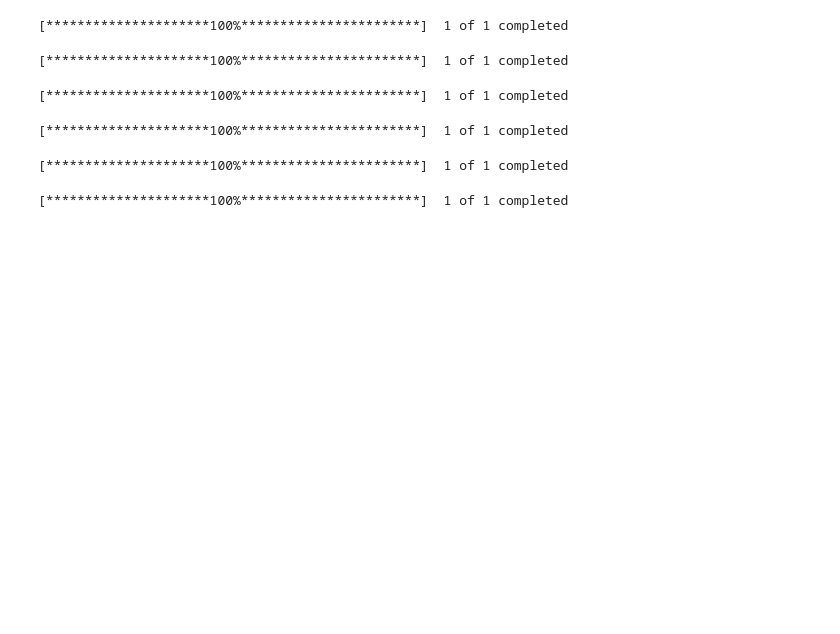
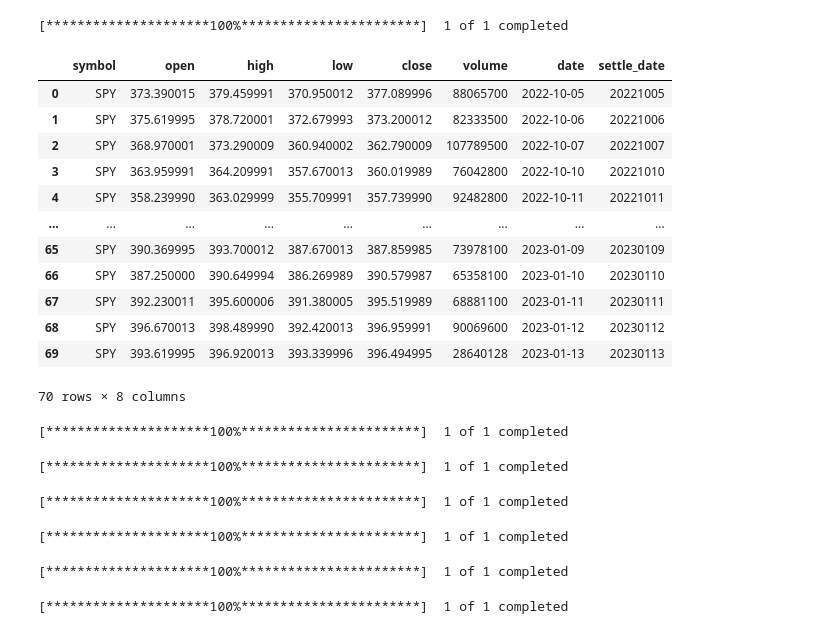
Before and after one commit to bgithub1/barchartacs, a Jupyter notebook: barchartacs/yahoofinance.ipynb, the cells around one changed output. Drawn from its saved outputs; the diff is of its cells as text; code cells hidden in the pictures; blank space fills up the shorter version.

```diff
--- a/barchartacs/yahoofinance.ipynb
+++ b/barchartacs/yahoofinance.ipynb
@@ -87,6 +87,26 @@ def get_yahoo_history_from_list(
         except:
             bad_syms.append(sym)
     return df_all,bad_syms
+# %%
+df = fetch_history('SPY',datetime.datetime.now()-datetime.timedelta(100),datetime.datetime.now())
+# %% [output]
+[*********************100%***********************]  1 of 1 completed
+# %%
+df
+# %% [output]
+|  | symbol | open | high | low | close | volume | date | settle_date |
+| 0 | SPY | 373.390015 | 379.459991 | 370.950012 | 377.089996 | 88065700 | 2022-10-05 | 20221005 |
+| 1 | SPY | 375.619995 | 378.720001 | 372.679993 | 373.200012 | 82333500 | 2022-10-06 | 20221006 |
+| 2 | SPY | 368.970001 | 373.290009 | 360.940002 | 362.790009 | 107789500 | 2022-10-07 | 20221007 |
+| 3 | SPY | 363.959991 | 364.209991 | 357.670013 | 360.019989 | 76042800 | 2022-10-10 | 20221010 |
+| 4 | SPY | 358.239990 | 363.029999 | 355.709991 | 357.739990 | 92482800 | 2022-10-11 | 20221011 |
+| ... | ... | ... | ... | ... | ... | ... | ... | ... |
+| 65 | SPY | 390.369995 | 393.700012 | 387.670013 | 387.859985 | 73978100 | 2023-01-09 | 20230109 |
+| 66 | SPY | 387.250000 | 390.649994 | 386.269989 | 390.579987 | 65358100 | 2023-01-10 | 20230110 |
+| 67 | SPY | 392.230011 | 395.600006 | 391.380005 | 395.519989 | 68881100 | 2023-01-11 | 20230111 |
+| 68 | SPY | 396.670013 | 398.489990 | 392.420013 | 396.959991 | 90069600 | 2023-01-12 | 20230112 |
+| 69 | SPY | 393.619995 | 396.920013 | 393.339996 | 396.494995 | 28640128 | 2023-01-13 | 20230113 |
+70 rows × 8 columns
 # %%
 if __name__=='__main__':
     save_filename = './temp_folder/df_yahoo_commodities.csv'
```
Also changed, not shown: parts of 19 cells of this notebook, 15 other files.
